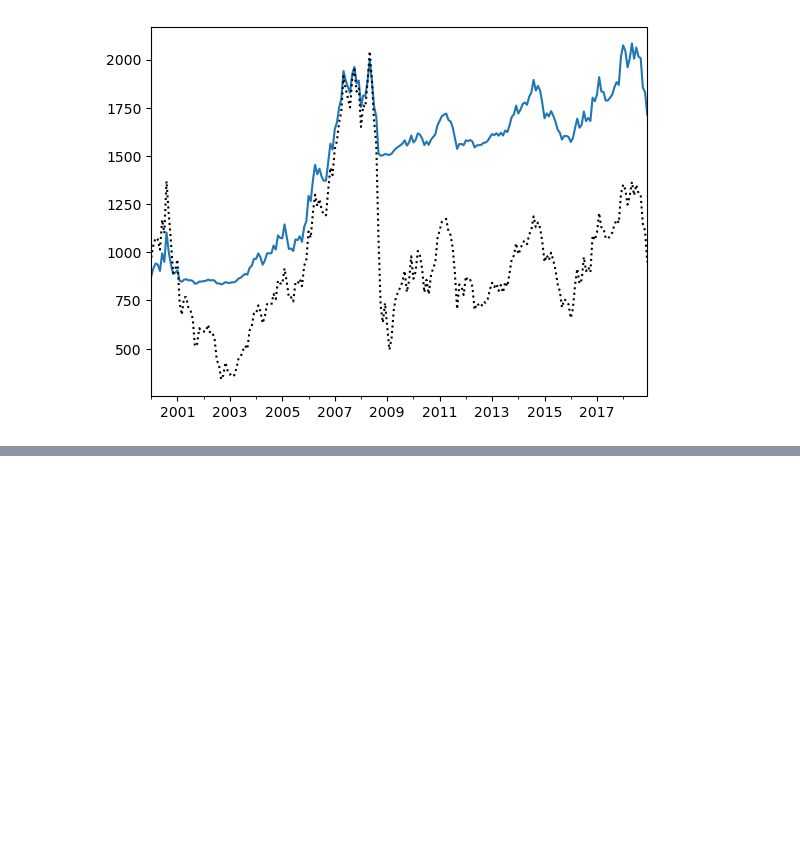
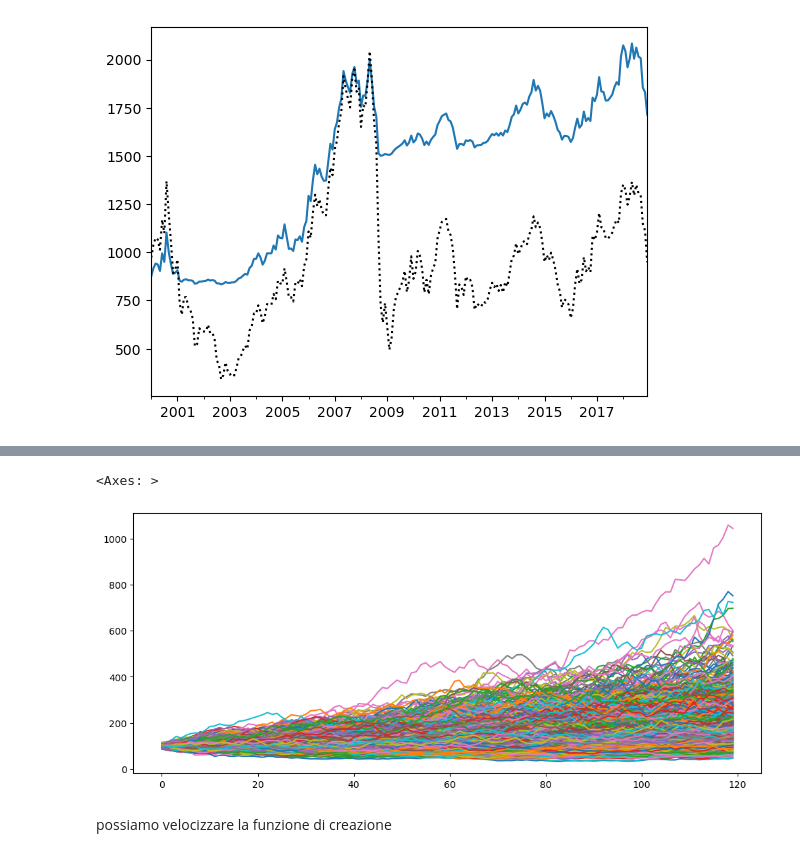
Before and after one commit to fdalforno/investment, a Jupyter notebook: 03-Oltre la diversificazione.ipynb, the cells around one changed output, grey strips where cells are left out. Saved outputs shown, nothing was run; the diff lists cells and outputs as text; code cells hidden in the pictures; blank space fills up the shorter version.

```diff
--- a/03-Oltre la diversificazione.ipynb
+++ b/03-Oltre la diversificazione.ipynb
@@ -393,0 +446,30 @@ risky_wealth[ind].plot(style="k:")
+# %%
+def gbm(n_years=10, n_scenarios=1000, mu=0.07, sigma=0.15, steps_per_year=12, s_0=100.0):
+    """
+    Evolution of Geometric Brownian Motion trajectories, such as for Stock Prices
+    :param n_years:  The number of years to generate data for
+    :param n_paths: The number of scenarios/trajectories
+    :param mu: Annualized Drift, e.g. Market Return
+    :param sigma: Annualized Volatility
+    :param steps_per_year: granularity of the simulation
+    :param s_0: initial value
+    :return: a numpy array of n_paths columns and n_years*steps_per_year rows
+    """
+    # Derive per-step Model Parameters from User Specifications
+    dt = 1/steps_per_year
+    n_steps = int(n_years*steps_per_year)
+    xi = np.random.normal(size=(n_steps, n_scenarios))
+    rets = mu*dt + sigma*np.sqrt(dt)*xi
+    rets = pd.DataFrame(rets)
+
+    prices = s_0*(rets+1).cumprod()
+    return prices
+# %%
+p = gbm(n_years=10, n_scenarios=1000, mu=0.07)
+# %%
+p.plot(figsize=(12,5), legend=False)
+# %% [output]
+<Axes: >
+[figure, added]
+# %% [markdown]
+possiamo velocizzare la funzione di creazione
```
Also changed, not shown: parts of 6 cells of this notebook, 5 other files.
